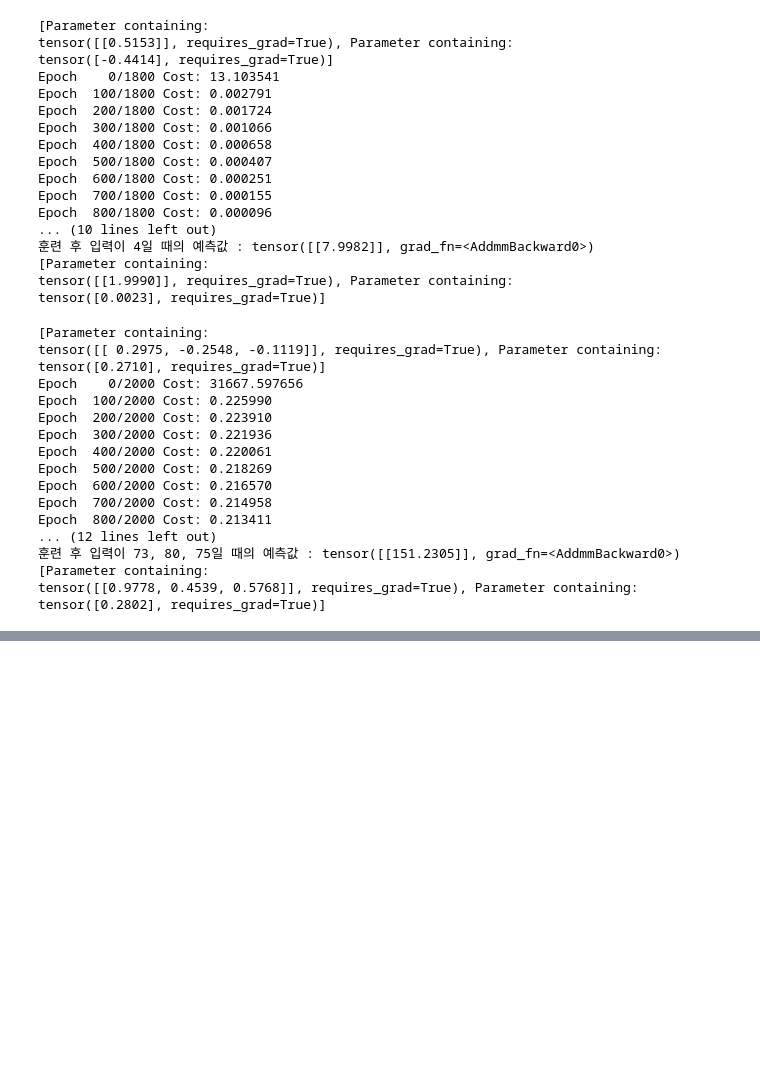
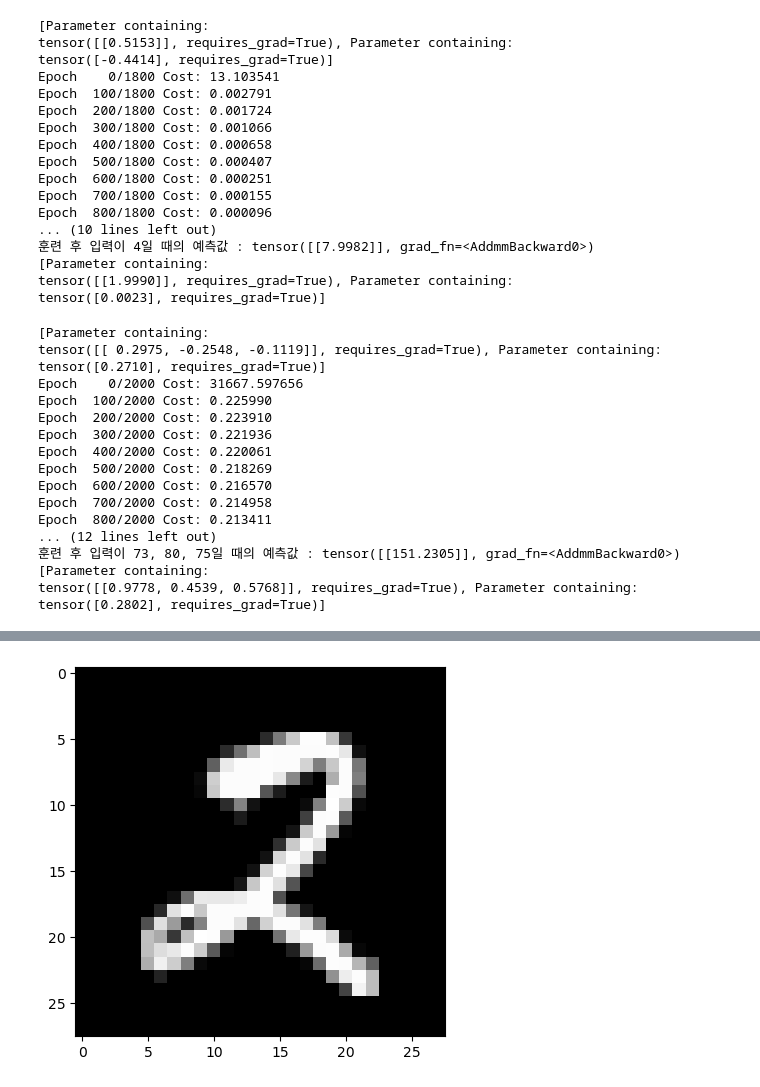
Before and after one commit to HyunJunSon/NIPA-ORACLE, a Jupyter notebook: preview_machine_learning.ipynb, the cells around one changed output, grey strips where cells are left out. Drawn from its saved outputs; the diff is of its cells as text; code cells hidden in the pictures; blank space fills up the shorter version.

```diff
--- a/preview_machine_learning.ipynb
+++ b/preview_machine_learning.ipynb
@@ -610,0 +1008,75 @@ tensor([0.2802], requires_grad=True)]
+# %%
+X_train, X_test, y_train, y_test = train_test_split(X, y, test_size=1/7, random_state=0)
+
+# 텐서로 변환
+
+X_train = torch.Tensor(X_train)
+X_test = torch.Tensor(X_test)
+y_train = torch.Tensor(y_train)
+y_test = torch.Tensor(y_test)
+
+#TensorDataset 객체 생성
+
+ds_train = TensorDataset(X_train, y_train)
+ds_test = TensorDataset(X_test, y_test)
+
+# DataLoader 객체 생성
+
+loader_train = DataLoader(ds_train, batch_size=64, shuffle=True)
+loader_test = DataLoader(ds_test, batch_size=64, shuffle=True)
+
+
+model = nn.Sequential()
+model.add_module("fc1", nn.Linear(28*28*1, 100))
+model.add_module("relu1", nn.ReLU())
+model.add_module("fc2", nn.Linear(100,100))
+model.add_module("relu2", nn.ReLU())
+model.add_module("fc3", nn.Linear(100,10))
+# print(model)
+
+loss_fn = nn.CrossEntropyLoss()
+optimizer = optim.Adam(model.parameters(), lr=0.01)
+
+epochs = 3
+
+for epoch in range(epochs) :
+  for data, targets in loader_train :
+    optimizer.zero_grad()
+    y_pred = model(data)
+    loss = loss_fn(y_pred, targets.long())
+    loss.backward()
+    optimizer.step()
+
+  print(f"Epoch: {epoch+1:4d}/{3} Cost: {loss.item():.6f}")
+
+model.eval()
+correct = 0
+
+#데이터로더에서 미니배치를 하나씩 꺼내 추록을 수행
+
+with torch.no_grad() :
+  for data, targets in loader_test :
+    outputs = model(data)
+    # 추론계산
+    _, predicted = torch.max(outputs.data,1)
+    # 정답과 일치한 경우 정답 카운트를 증가
+    correct += (predicted == targets).sum().item()
+
+# 정확도 출력
+
+data_num = len(loader_test.dataset)
+print(f"/n 테스트 데이터에서 예측 정확도 {correct:.0f}/{data_num} {100*correct/data_num:.0f}")
+
+index = 2018
+
+model.eval()
+data = X_test[index]
+ouput = model(data)
+
+_, predicted = torch.max(ouput.data, 0) # 확률이 가장 높은 레이블 계산
+print(f"예측결과 : {predicted}")
+
+X_test_show = (X_test[index]).numpy()
+plt.imshow(X_test_show.reshape(28,28), cmap='gray')
+print(f"이 이미지 데이터의 정답 레이블은 {y_test[index]:.0f}")
+# %% [output]
@@ -610,0 +1089 @@ tensor([0.2802], requires_grad=True)]
+[figure, added]
```
Also changed, not shown: parts of 11 cells of this notebook.
